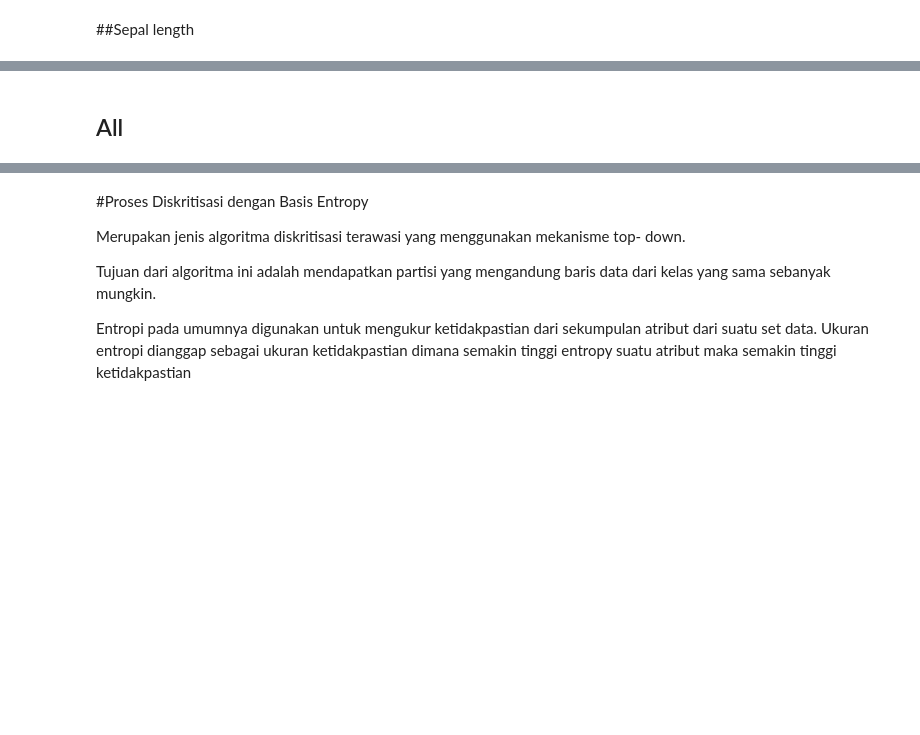
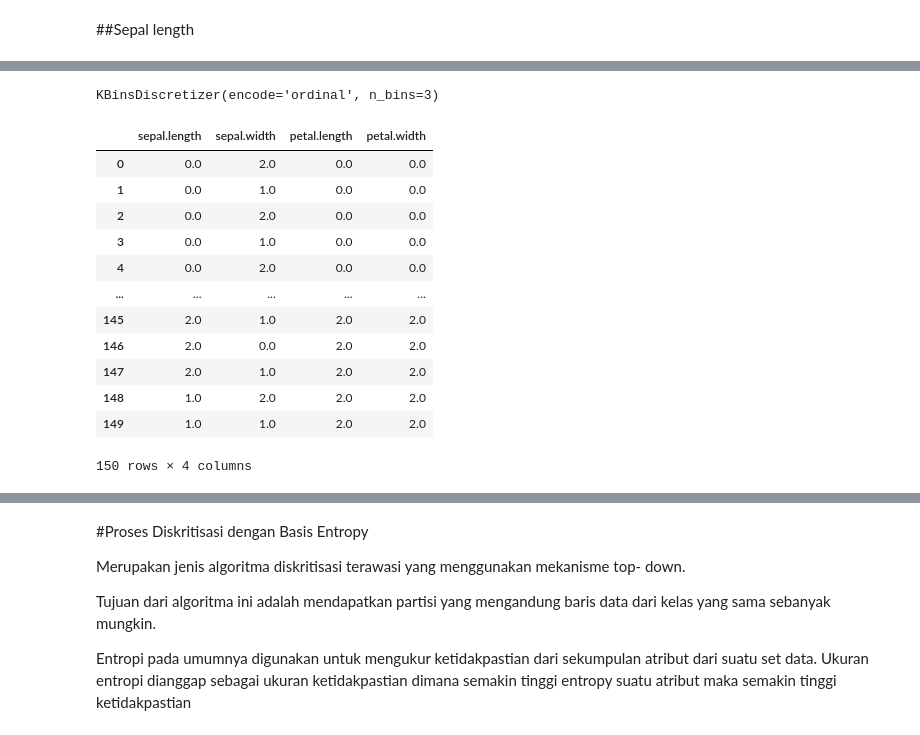
Before and after one commit to Amelia039/datamining, a Jupyter notebook: _sources/tugas2_new.ipynb, the cells around one changed output, grey strips where cells are left out. Cells and saved outputs as stored; diff of their text form; code cells hidden in the pictures; blank space fills up the shorter version.

```diff
--- a/_sources/tugas2_new.ipynb
+++ b/_sources/tugas2_new.ipynb
@@ -255,2 +197,0 @@ pd.concat((c['petal_width'],petal_width_ef_bin),axis=1)
-# %% [markdown]
-## All
@@ -258,0 +198,25 @@ pd.concat((sepal_length_ef_bin,sepal_width_ef_bin,petal_width_ef_bin,petal_lengt
+# %%
+eqfreq_bin=KBinsDiscretizer(n_bins=3, encode='ordinal', strategy='quantile', )
+eqfreq_bin
+# %% [output]
+KBinsDiscretizer(encode='ordinal', n_bins=3)
+# %%
+eqfreq_bin.fit(df2)
+# fit to data
+data_eqfreq_binning =eqfreq_bin.transform(df2)
+value_of_eqfreq_binned_df = pd.DataFrame(data_eqfreq_binning, columns=["sepal.length","sepal.width", "petal.length","petal.width"])
+value_of_eqfreq_binned_df
+# %% [output]
+|  | sepal.length | sepal.width | petal.length | petal.width |
+| 0 | 0.0 | 2.0 | 0.0 | 0.0 |
+| 1 | 0.0 | 1.0 | 0.0 | 0.0 |
+| 2 | 0.0 | 2.0 | 0.0 | 0.0 |
+| 3 | 0.0 | 1.0 | 0.0 | 0.0 |
+| 4 | 0.0 | 2.0 | 0.0 | 0.0 |
+| ... | ... | ... | ... | ... |
+| 145 | 2.0 | 1.0 | 2.0 | 2.0 |
+| 146 | 2.0 | 0.0 | 2.0 | 2.0 |
+| 147 | 2.0 | 1.0 | 2.0 | 2.0 |
+| 148 | 1.0 | 2.0 | 2.0 | 2.0 |
+| 149 | 1.0 | 1.0 | 2.0 | 2.0 |
+150 rows × 4 columns
```
Also changed, not shown: parts of 21 cells of this notebook, 24 other files.
